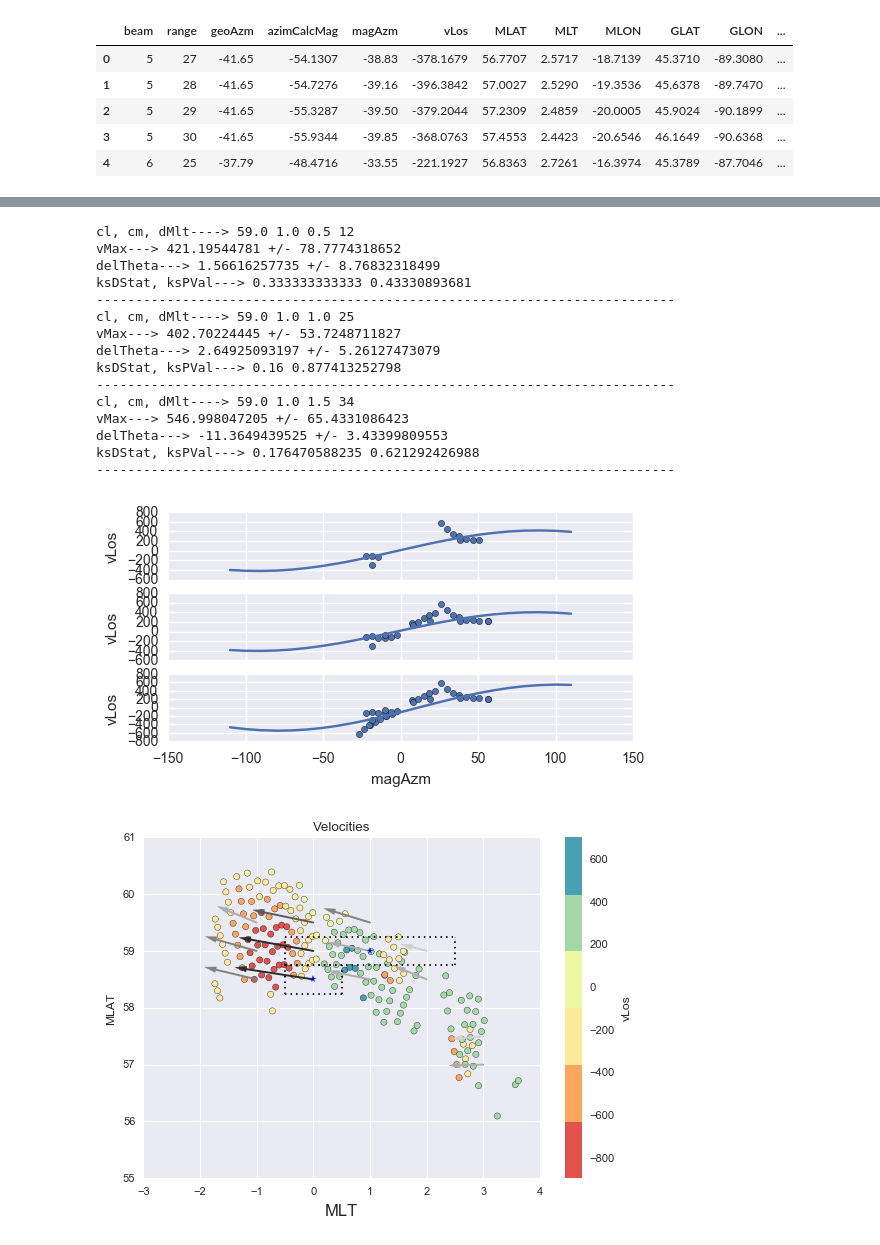
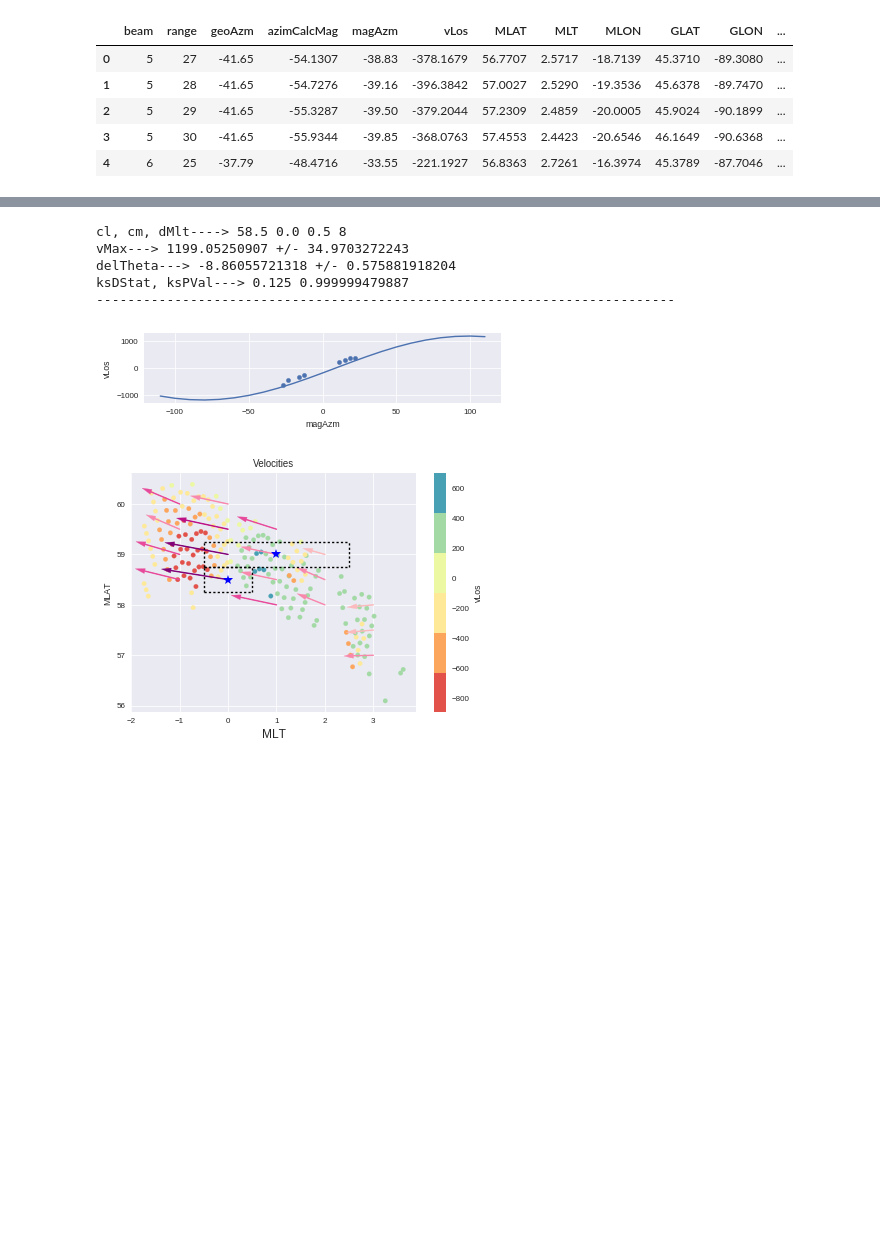
Before and after one commit to bharatreddy/indsvels, a Jupyter notebook: ipy/lshell-box.ipynb, the cells around one changed output, grey strips where cells are left out. Cells and saved outputs as stored; diff of their text form; code cells hidden in the pictures; blank space fills up the shorter version.

```diff
--- a/ipy/lshell-box.ipynb
+++ b/ipy/lshell-box.ipynb
@@ -213,17 +213,21 @@ for cl, cm in azimCharDF.groupby( [ "MLAT", "MLT" ] ).groups.keys():
         ksTestvLosFitArr = [ round( model_func(t, popt[0],popt[1]) )\
                                 for t in dfSel[fitAzmType].tolist() ]
         ksDStat, ksPVal = scipy.stats.ks_2samp( dfSel["vLos"].tolist(),ksTestvLosFitArr )
-        if cl == 59. and cm == 1.:
-            ax = fig.add_subplot(len(subDF["delMLT"].values), 1, indValDmlt+1)
-            thetaArr = range(-110, 120, 10)
-            vLosArr = [ round( model_func(t, popt[0],popt[1]) ) for t in thetaArr ]
-            ax.plot( thetaArr, vLosArr )
-            dfSel.plot( x="magAzm", y="vLos", kind="scatter", ax=ax )
-            print "cl, cm, dMlt---->", cl, cm, dMlt, dfSel.shape[0]
-            print "vMax--->", popt[0],"+/-", pcov[0,0]**0.5
-            print "delTheta--->", popt[1],"+/-", pcov[1,1]**0.5
-            print "ksDStat, ksPVal--->",ksDStat, ksPVal
-            print "--------------------------------------------------------------------------"
+        if cl == 58.5 and cm == 0.:
+            if dMlt == 0.5:
+                figCl = cl
+                figCm = cm
+                figDmlt = dMlt
+                ax = fig.add_subplot(len(subDF["delMLT"].values), 1, indValDmlt+1)
+                thetaArr = range(-110, 120, 10)
+                vLosArr = [ round( model_func(t, popt[0],popt[1]) ) for t in thetaArr ]
+                ax.plot( thetaArr, vLosArr )
+                dfSel.plot( x="magAzm", y="vLos", kind="scatter", ax=ax )
+                print "cl, cm, dMlt---->", cl, cm, dMlt, dfSel.shape[0]
+                print "vMax--->", popt[0],"+/-", pcov[0,0]**0.5
+                print "delTheta--->", popt[1],"+/-", pcov[1,1]**0.5
+                print "ksDStat, ksPVal--->",ksDStat, ksPVal
+                print "--------------------------------------------------------------------------"
 #         thetaArr = range(-110, 120, 10)
 #         vLosArr = [ round( model_func(t, popt[0],popt[1]) ) for t in thetaArr ]
 
@@ -273,48 +277,42 @@ for cl, cm in azimCharDF.groupby( [ "MLAT", "MLT" ] ).groups.keys():
                 goodAzmStd = pcov[1,1]**0.5
                 goodKSDstat = ksDStat
                 goodKSPval = ksPVal
                 goodVelFit =  popt[0]
                 goodAzimFit =  popt[1]
                 goodDMLT = dMlt
     # store results in arr
     if goodVelStd is not None:
         cellMlatArr.append( cl )
         cellMLTArr.append( cm )
         cellVelFitArr.append( goodVelFit )
         cellAzimFitArr.append( goodAzimFit )
         cellVelFitStdArr.append( goodVelStd )
         cellAzimFitStdArr.append( goodAzmStd )
         cellFitMLTRangeArr.append( goodDMLT )
         cellGoodFitFndArr.append( True )
 
 # convert to a dataframe
 fitResultsDF = pandas.DataFrame(
     {'mlat': cellMlatArr,
      'normMlt': cellMLTArr,
      'velSAPS': cellVelFitArr,
      'azimSAPS': cellAzimFitArr,
      'velSTD': cellVelFitStdArr,
      'azimSTD': cellAzimFitStdArr,
      'delMLT': cellFitMLTRangeArr,
      'goodFit': cellGoodFitFndArr
     })
+
+fig.savefig("../figs/fit" + "_" + str(figCl) +\
+            "_" + str(figCm) + "_" + str(figDmlt) + ".pdf",\
+            bbox_inches='tight')
 # %% [output]
-cl, cm, dMlt----> 59.0 1.0 0.5 12
-vMax---> 421.19544781 +/- 78.7774318652
-delTheta---> 1.56616257735 +/- 8.76832318499
-ksDStat, ksPVal---> 0.333333333333 0.43330893681
+cl, cm, dMlt----> 58.5 0.0 0.5 8
+vMax---> 1199.05250907 +/- 34.9703272243
+delTheta---> -8.86055721318 +/- 0.575881918204
+ksDStat, ksPVal---> 0.125 0.999999479887
 --------------------------------------------------------------------------
-cl, cm, dMlt----> 59.0 1.0 1.0 25
-vMax---> 402.70224445 +/- 53.7248711827
-delTheta---> 2.64925093197 +/- 5.26127473079
-ksDStat, ksPVal---> 0.16 0.877413252798
---------------------------------------------------------------------------
-cl, cm, dMlt----> 59.0 1.0 1.5 34
-vMax---> 546.998047205 +/- 65.4331086423
-delTheta---> -11.3649439525 +/- 3.43399809553
-ksDStat, ksPVal---> 0.176470588235 0.621292426988
---------------------------------------------------------------------------
-[figure, old version]
+[figure, new version]
 # %%
 # Now for plotting purpose calculate end points
 fitResultsDF["endPtMLAT"] = numpy.round( (fitResultsDF["velSAPS"]/1000.) *\
@@ -331,7 +329,7 @@ fitResultsDF["endPtNormMLT"] = numpy.round( (fitResultsDF["velSAPS"]/1000.) *\
 # Seaborn styling
 sns.set_style("darkgrid")
 sns.set_context("paper")
-seaMap = ListedColormap(sns.color_palette("Greys"))
+seaMap = ListedColormap(sns.color_palette("RdPu"))
 vLosSeaMap = ListedColormap(sns.color_palette("Spectral"))
 # Plot using matplotlib
 fig1 = plt.figure()
@@ -378,11 +376,11 @@ for frRows in fitResultsDF.iterrows():
                 [ frRows[1]["mlat"] + cellSizeMLAT/2., frRows[1]["mlat"] + cellSizeMLAT/2. ], 'k:' )
         ax.plot( [ frRows[1]["normMlt"] - frRows[1]["delMLT"], frRows[1]["normMlt"] - frRows[1]["delMLT"] ], \
                 [ frRows[1]["mlat"] - cellSizeMLAT/2., frRows[1]["mlat"] + cellSizeMLAT/2. ], 'k:' )
-        ax.plot( frRows[1]["normMlt"], frRows[1]["mlat"], 'b*' )
+        ax.plot( frRows[1]["normMlt"], frRows[1]["mlat"], 'b*',markersize=10 )
 
 fig1.savefig("../figs/fitVels-apr9-test.pdf",bbox_inches='tight')
 # %% [output]
-[figure, old version]
+[figure, new version]
 # %%
 # Now we have the good fits!
 # We'll have to find fits for cells
```
Also changed, not shown: parts of 4 cells of this notebook, 11 other files.
